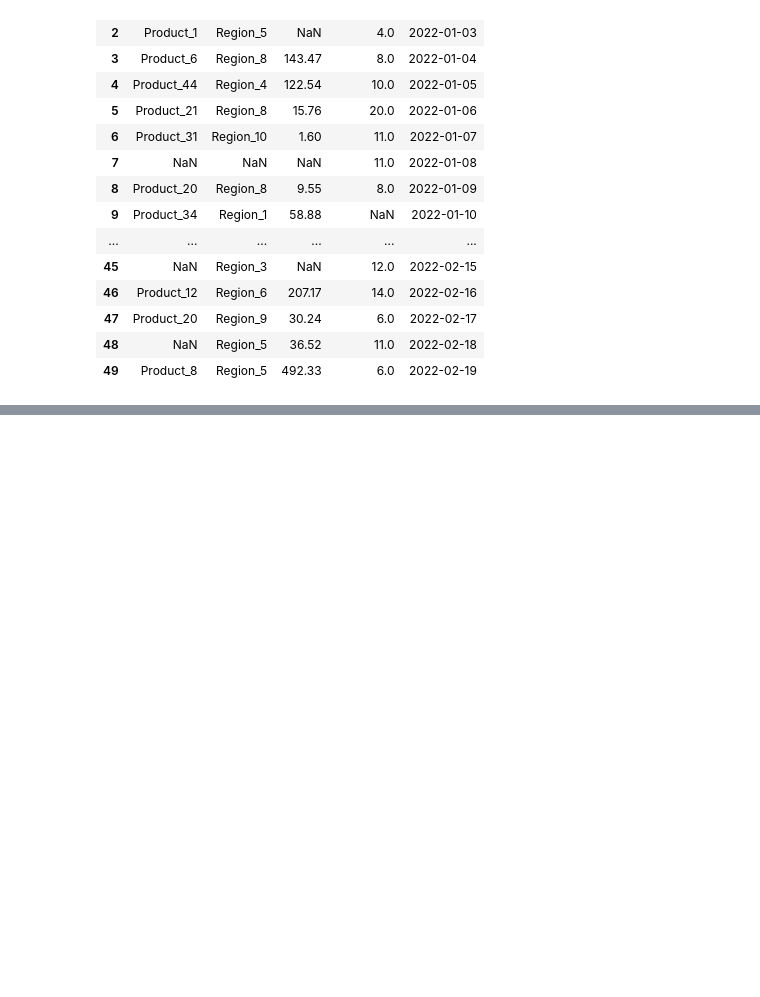
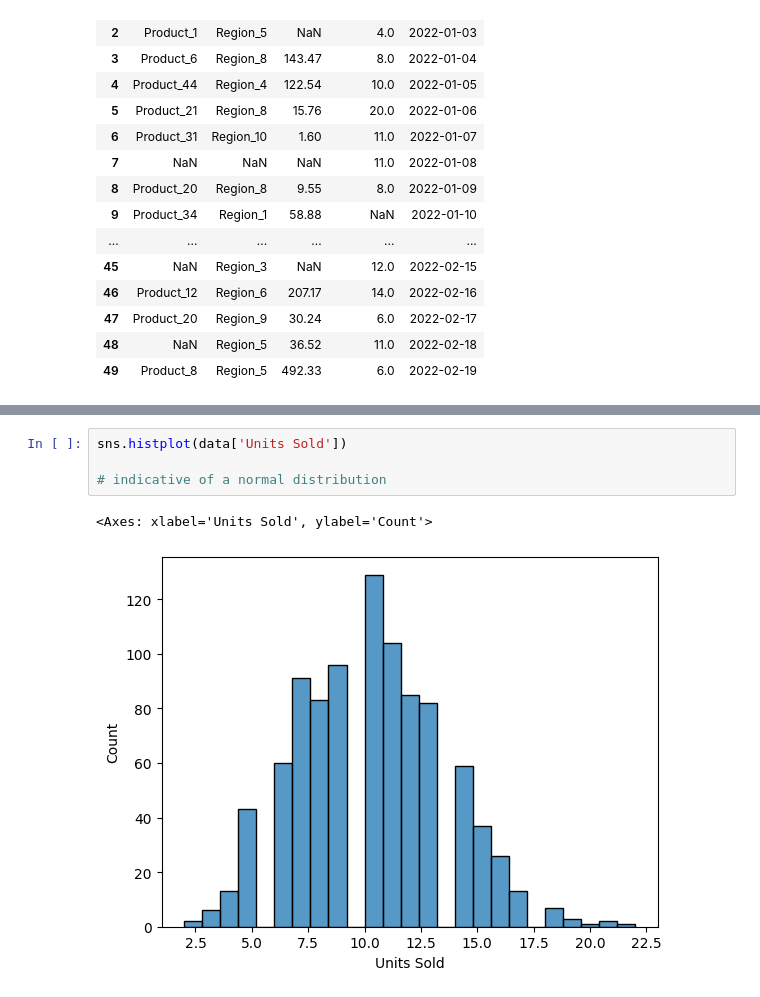
Before and after one commit to darrens2k/intro-to-data-science, a Jupyter notebook: Assignment_1.ipynb, the cells around one changed output, grey strips where cells are left out. Saved outputs shown, nothing was run; the diff lists cells and outputs as text; blank space fills up the shorter version.

```diff
--- a/Assignment_1.ipynb
+++ b/Assignment_1.ipynb
@@ -63,0 +75,7 @@ data.head(50)
+# %%
+sns.histplot(data['Units Sold'])
+
+# indicative of a normal distribution
+# %% [output]
+<Axes: xlabel='Units Sold', ylabel='Count'>
+[figure, added]
```
Also changed, not shown: parts of 19 cells of this notebook.
